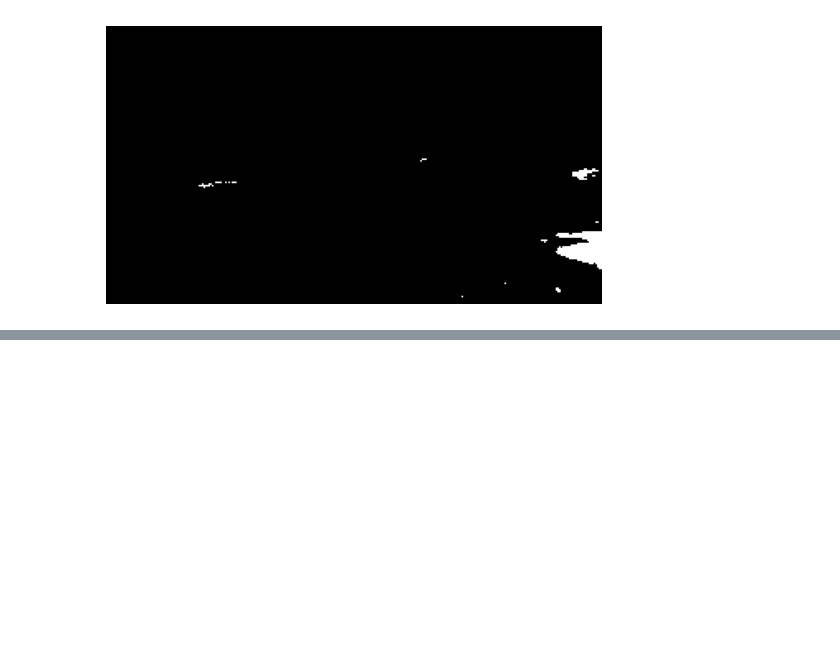
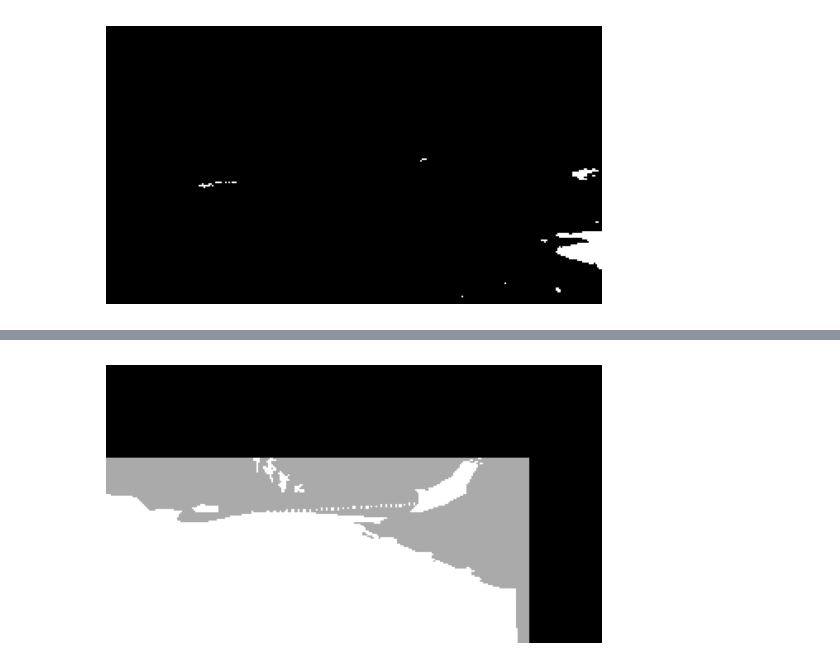
Before and after one commit to hieuletainguyen/machine_learning, a Jupyter notebook: ML_w_cookbook/chapter_8.ipynb, the cells around one changed output, grey strips where cells are left out. Saved outputs shown, nothing was run; the diff lists cells and outputs as text; code cells hidden in the pictures; blank space fills up the shorter version.

```diff
--- a/ML_w_cookbook/chapter_8.ipynb
+++ b/ML_w_cookbook/chapter_8.ipynb
@@ -128,0 +184,6 @@ plt.show()
+# %%
+plt.imshow(mask, cmap="gray")
+plt.axis("off")
+plt.show()
+# %% [output]
+[figure, added]
```
Also changed, not shown: parts of 18 cells of this notebook, 1 other file.
